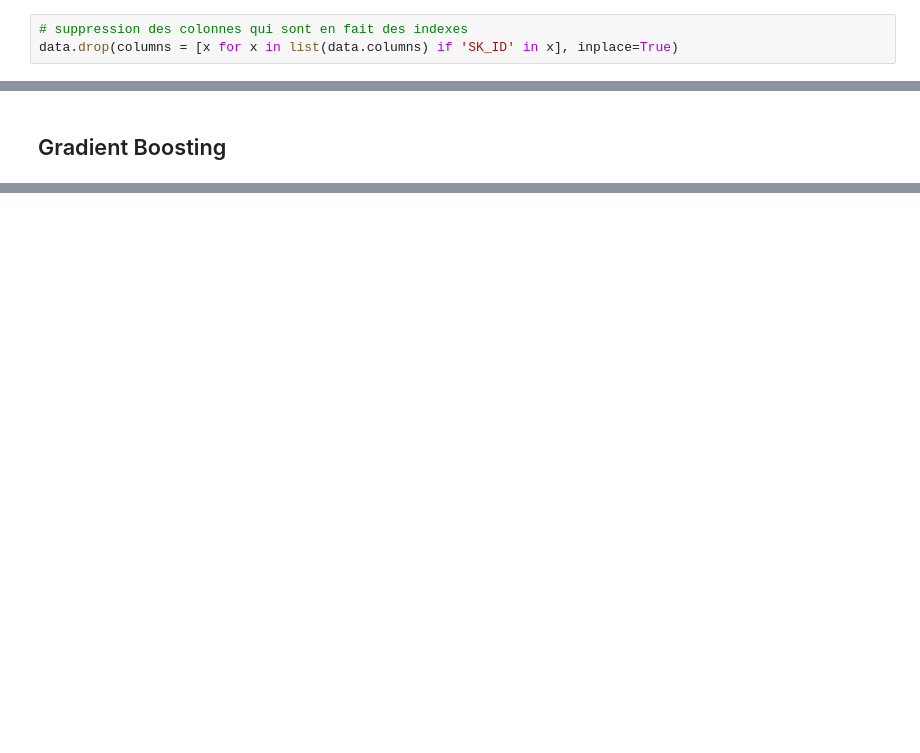
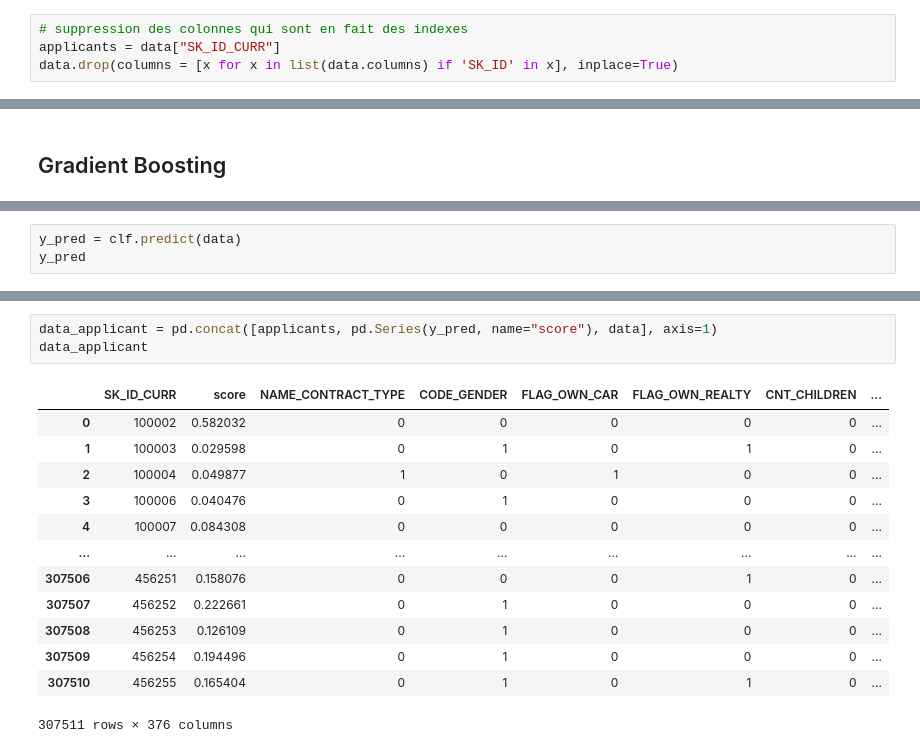
Before and after one commit to sunktoteca/OC-Parcours-DS-P7, a Jupyter notebook: modelisation/scoring - modelisation.ipynb, the cells around one changed output, grey strips where cells are left out. Drawn from its saved outputs; the diff is of its cells as text; blank space fills up the shorter version.

```diff
--- a/modelisation/scoring - modelisation.ipynb
+++ b/modelisation/scoring - modelisation.ipynb
@@ -371,6 +371,7 @@ Read data
 Shapes :  (307511, 122)
 # %%
 # suppression des colonnes qui sont en fait des indexes
+applicants = data["SK_ID_CURR"]
 data.drop(columns = [x for x in list(data.columns) if 'SK_ID' in x], inplace=True)
 # %% [markdown]
 ## Analyse du résultat
@@ -828,0 +1096,3 @@ plt.show()
+# %%
+y_pred = clf.predict(data)
+y_pred
@@ -828,0 +1108,17 @@ plt.show()
+# %%
+data_applicant = pd.concat([applicants, pd.Series(y_pred, name="score"), data], axis=1)
+data_applicant
+# %% [output]
+|  | SK_ID_CURR | score | NAME_CONTRACT_TYPE | CODE_GENDER | FLAG_OWN_CAR | FLAG_OWN_REALTY | CNT_CHILDREN | ... |
+| 0 | 100002 | 0.582032 | 0 | 0 | 0 | 0 | 0 | ... |
+| 1 | 100003 | 0.029598 | 0 | 1 | 0 | 1 | 0 | ... |
+| 2 | 100004 | 0.049877 | 1 | 0 | 1 | 0 | 0 | ... |
+| 3 | 100006 | 0.040476 | 0 | 1 | 0 | 0 | 0 | ... |
+| 4 | 100007 | 0.084308 | 0 | 0 | 0 | 0 | 0 | ... |
+| ... | ... | ... | ... | ... | ... | ... | ... | ... |
+| 307506 | 456251 | 0.158076 | 0 | 0 | 0 | 1 | 0 | ... |
+| 307507 | 456252 | 0.222661 | 0 | 1 | 0 | 0 | 0 | ... |
+| 307508 | 456253 | 0.126109 | 0 | 1 | 0 | 0 | 0 | ... |
+| 307509 | 456254 | 0.194496 | 0 | 1 | 0 | 0 | 0 | ... |
+| 307510 | 456255 | 0.165404 | 0 | 1 | 0 | 1 | 0 | ... |
+307511 rows × 376 columns
```
Also changed, not shown: parts of 54 cells of this notebook, 1 other file.
